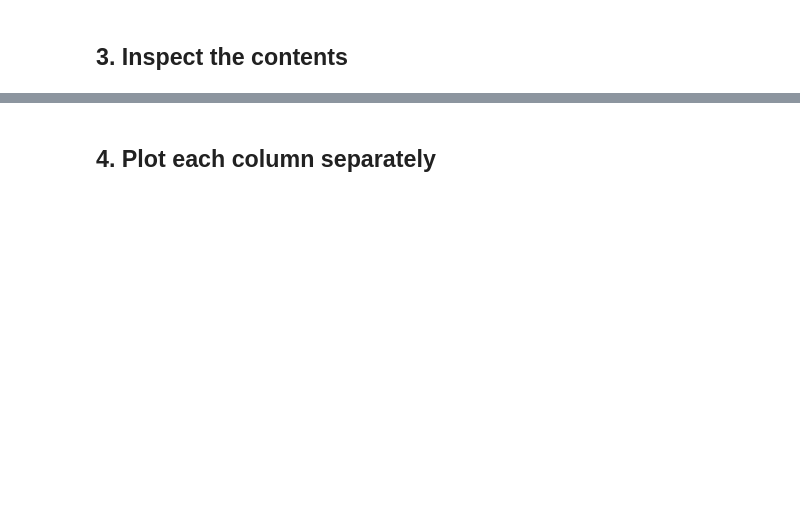
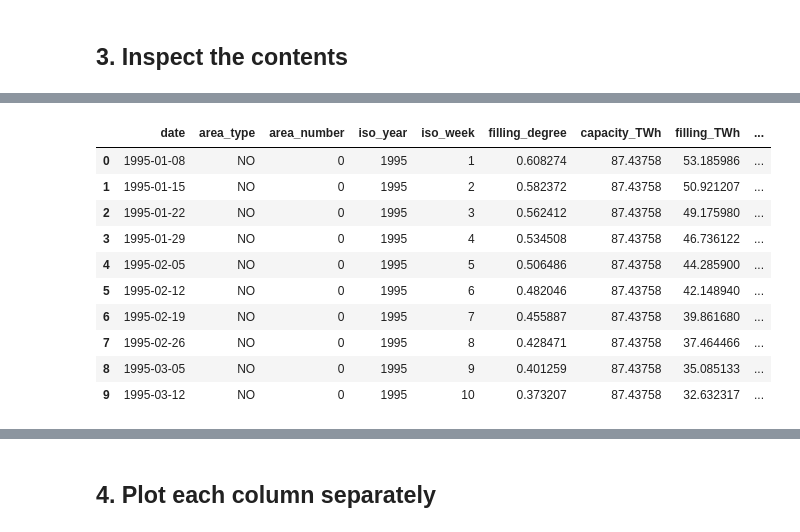
Before and after one commit to maryanahmed11011-pixel/IND320.prosjekt.maryan, a Jupyter notebook: ind320_compulsory_1.ipynb, the cells around one changed output, grey strips where cells are left out. Saved outputs shown, nothing was run; the diff lists cells and outputs as text; code cells hidden in the pictures; blank space fills up the shorter version.

```diff
--- a/ind320_compulsory_1.ipynb
+++ b/ind320_compulsory_1.ipynb
@@ -71,12 +111,25 @@ print("Date range:", df["date"].min().date(), "to", df["date"].max().date())
 # %%
 # Vi bruker totalen for hele Norge, slik at vi får én ukentlig tidsserie.
 # Radene i filen står ikke i datorekkefølge, så vi sorterer etter dato.
 norway = df[df["area_type"] == "NO"].sort_values("date").reset_index(drop=True)
 
-# Måleverdiene vi vil se nærmere på
-measure_cols = ["filling_degree", "capacity_TWh", "filling_TWh",
-                "filling_degree_prev_week", "filling_degree_change"]
+# Alle tallkolonner plottes. Tekst- og datokolonner (date, area_type,
+# next_publication_date) kan ikke plottes som tidsserier.
+measure_cols = norway.select_dtypes("number").columns.tolist()
+
 
 # Vis de første radene og et statistisk sammendrag
 display(norway.head(10))
 display(norway[measure_cols].describe().round(3))
+# %% [output]
+|  | date | area_type | area_number | iso_year | iso_week | filling_degree | capacity_TWh | filling_TWh | ... |
+| 0 | 1995-01-08 | NO | 0 | 1995 | 1 | 0.608274 | 87.43758 | 53.185986 | ... |
+| 1 | 1995-01-15 | NO | 0 | 1995 | 2 | 0.582372 | 87.43758 | 50.921207 | ... |
+| 2 | 1995-01-22 | NO | 0 | 1995 | 3 | 0.562412 | 87.43758 | 49.175980 | ... |
+| 3 | 1995-01-29 | NO | 0 | 1995 | 4 | 0.534508 | 87.43758 | 46.736122 | ... |
+| 4 | 1995-02-05 | NO | 0 | 1995 | 5 | 0.506486 | 87.43758 | 44.285900 | ... |
+| 5 | 1995-02-12 | NO | 0 | 1995 | 6 | 0.482046 | 87.43758 | 42.148940 | ... |
+| 6 | 1995-02-19 | NO | 0 | 1995 | 7 | 0.455887 | 87.43758 | 39.861680 | ... |
+| 7 | 1995-02-26 | NO | 0 | 1995 | 8 | 0.428471 | 87.43758 | 37.464466 | ... |
+| 8 | 1995-03-05 | NO | 0 | 1995 | 9 | 0.401259 | 87.43758 | 35.085133 | ... |
+| 9 | 1995-03-12 | NO | 0 | 1995 | 10 | 0.373207 | 87.43758 | 32.632317 | ... |
```
Also changed, not shown: parts of 9 cells of this notebook, 6 other files.
